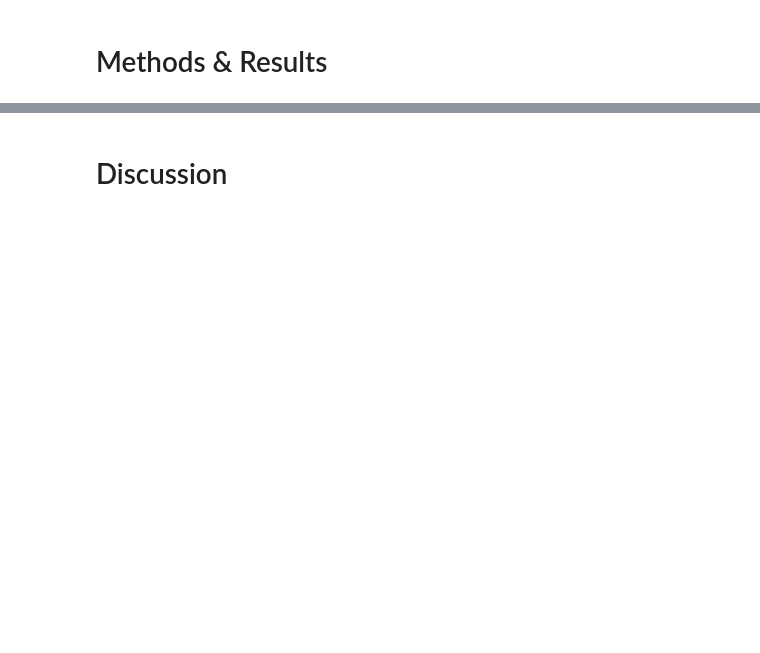
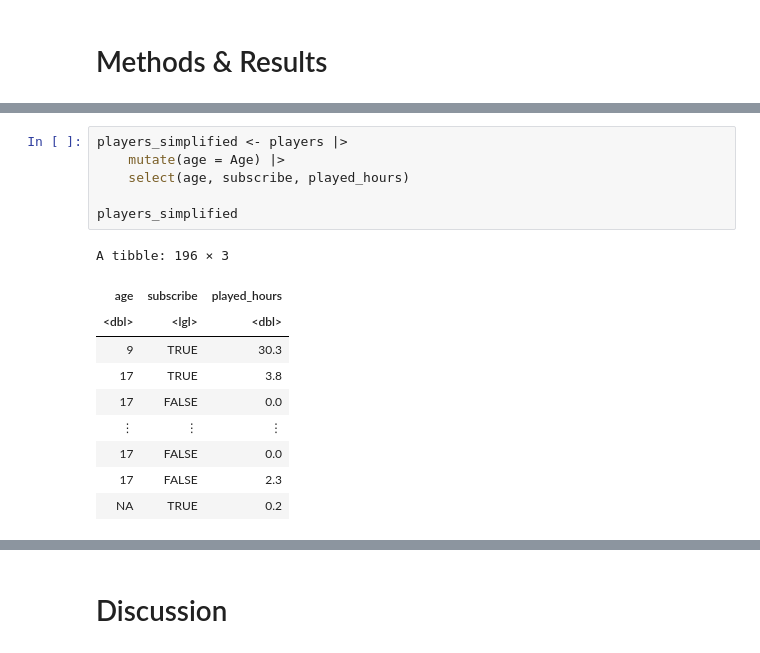
Before and after one commit to justin-pilson/dsci-100-project-2025w2-group-31, a Jupyter notebook: group-project-main-file.ipynb, the cells around one changed output, grey strips where cells are left out. Cells and saved outputs as stored; diff of their text form; blank space fills up the shorter version.

```diff
--- a/group-project-main-file.ipynb
+++ b/group-project-main-file.ipynb
@@ -70,0 +58,17 @@ players_recipe <- recipe(
+# %%
+players_simplified <- players |>
+    mutate(age = Age) |>
+    select(age, subscribe, played_hours)
+
+players_simplified
+# %% [output]
+A tibble: 196 × 3
+| age | subscribe | played_hours |
+| <dbl> | <lgl> | <dbl> |
+| 9 | TRUE | 30.3 |
+| 17 | TRUE | 3.8 |
+| 17 | FALSE | 0.0 |
+| ⋮ | ⋮ | ⋮ |
+| 17 | FALSE | 0.0 |
+| 17 | FALSE | 2.3 |
+| NA | TRUE | 0.2 |
```
Also changed, not shown: parts of 11 cells of this notebook.
